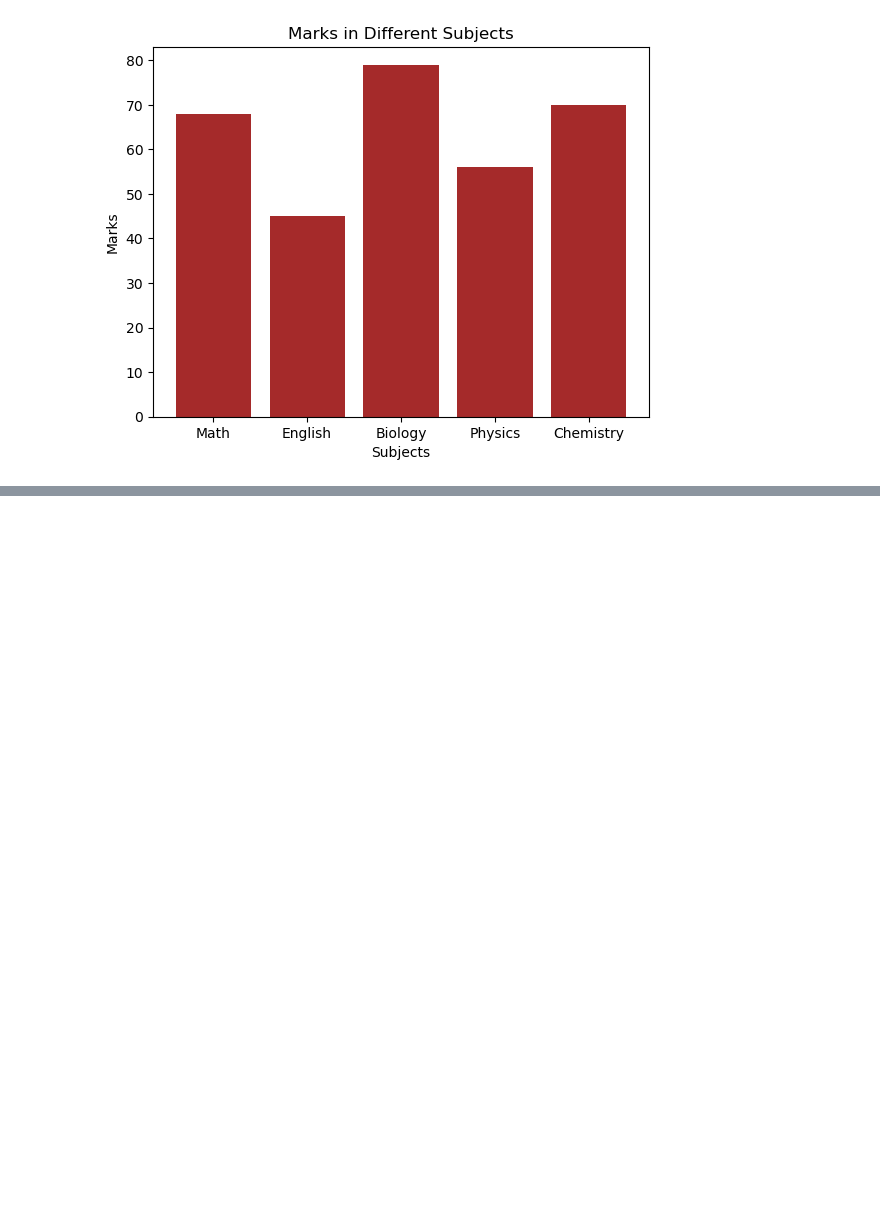
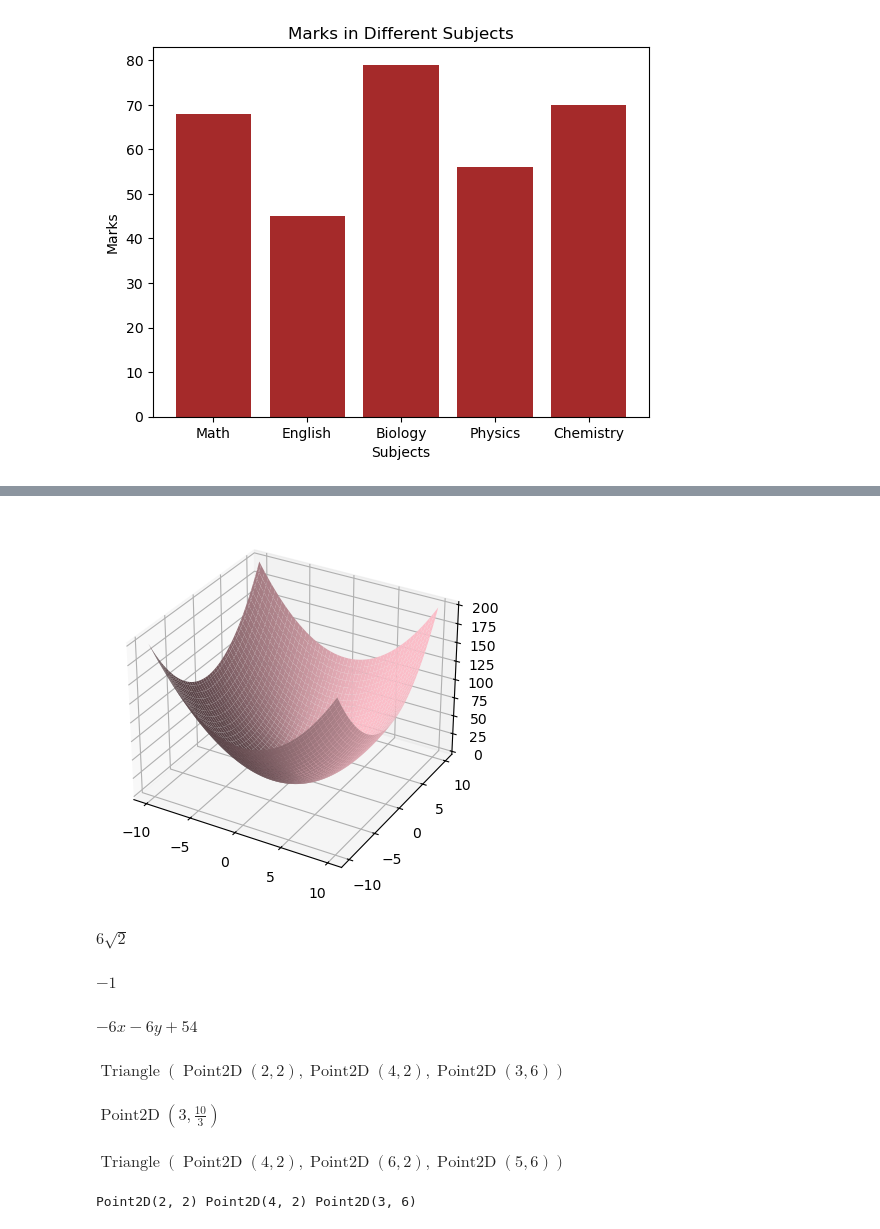
Before and after one commit to test-user9/maths_solution, a Jupyter notebook: maths_slip.ipynb, the cells around one changed output, grey strips where cells are left out. Saved outputs shown, nothing was run; the diff lists cells and outputs as text; code cells hidden in the pictures; blank space fills up the shorter version.

```diff
--- a/maths_slip.ipynb
+++ b/maths_slip.ipynb
@@ -21,0 +31,53 @@ plt.show()
+# %%
+#3)
+def f(x,y):
+    return x**2+y**2
+x = np.linspace(10, -10, 100)
+y = np.linspace(10, -10, 100)
+X, Y = np.meshgrid(x, y)
+Z = f(X, Y)
+ax = plt.axes(projection = '3d')
+ax.plot_surface(X, Y, Z, color='pink')
+plt.show()
+# %% [output]
+[figure, added]
+# %%
+#4)
+P = Point(7, 2)
+Q = Point(1, 8)
+L = Line(P, Q)
+P.distance(Q)
+# %% [output]
+$\displaystyle 6 \sqrt{2}$
+# %%
+L.slope
+# %% [output]
+$\displaystyle -1$
+# %%
+L.equation()
+# %% [output]
+$\displaystyle - 6 x - 6 y + 54$
+# %%
+#5)
+A = Point(2, 2)
+B = Point(4, 2)
+C = Point(3, 6)
+T = Triangle(A, B, C)
+T
+# %% [output]
+$\displaystyle \operatorname{Triangle}\left(\operatorname{Point2D}\left(2, 2\right), \operatorname{Point2D}\left(4, 2\right), \operatorname{Point2D}\left(3, 6\right)\right)$
+# %%
+T.centroid
+# %% [output]
+$\displaystyle \operatorname{Point2D}\left(3, \frac{10}{3}\right)$
+# %%
+T.translate(2, 0)
+# %% [output]
+$\displaystyle \operatorname{Triangle}\left(\operatorname{Point2D}\left(4, 2\right), \operatorname{Point2D}\left(6, 2\right), \operatorname{Point2D}\left(5, 6\right)\right)$
+# %%
+A1 = A.transform(Matrix([[1, 0, 2], [0, 1, 0],[0, 0, 1]]))
+B1 = B.transform(Matrix([[1, 0, 2], [0, 1, 0],[0, 0, 1]]))
+C1 = C.transform(Matrix([[1, 0, 2], [0, 1, 0],[0, 0, 1]]))
+print(A1, B1, C1)
+# %% [output]
+Point2D(2, 2) Point2D(4, 2) Point2D(3, 6)
```
Also changed, not shown: parts of 16 cells of this notebook.
